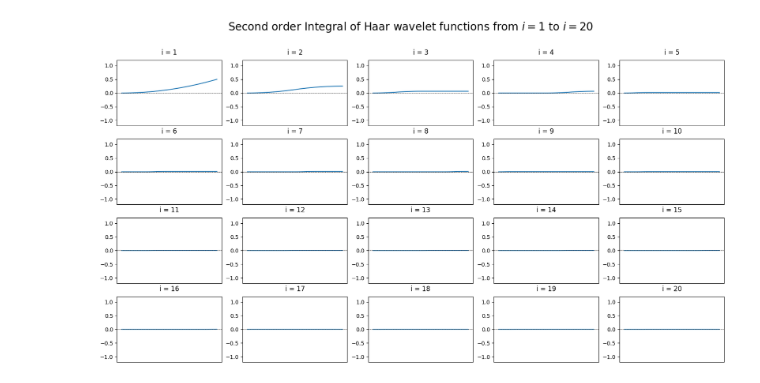
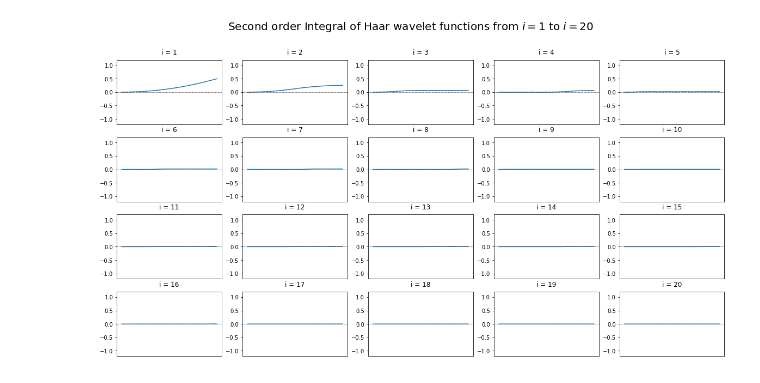
Before and after one commit to kabio05/HOHWM_Integral_Equations, a Jupyter notebook: HOHWM_3.ipynb, the cells around one changed output. Saved outputs shown, nothing was run; the diff lists cells and outputs as text; code cells hidden in the pictures.

```diff
--- a/HOHWM_3.ipynb
+++ b/HOHWM_3.ipynb
@@ -69,7 +69,7 @@ def haar_int_1(x, i):
 # %%
 # check the integration of the Haar wavelet function
 fig, ax = plt.subplots(4, 5, figsize=(20, 10))
-x = np.linspace(0, 1, 100)
+x = np.linspace(0, 1, 101)
 for i in range(1, 21):
     ax[int((i - 1) / 5), (i - 1) % 5].plot(x, haar_int_1(x, i))
     ax[int((i - 1) / 5), (i - 1) % 5].get_xaxis().set_visible(False) # make x-axis do not show
@@ -115,7 +115,7 @@ def haar_int_2(x, i):
         gamma = (k + 1) / m
         a = 1. * (x>=alpha) * (x<beta) * (x - alpha) ** 2 / 2
         b = -1. * (x>=beta) * (x<=gamma) * ((x - gamma) ** 2 / 2 - (beta - alpha) ** 2)
-        c = 1. * (x>= gamma) * (x <= 1) * (beta - alpha) ** 2
+        c = 1. * (x > gamma) * (x <= 1) * (beta - alpha) ** 2
         if i != 0 and (i & (i - 1)) == 0: # if i is power of 2
             c = 0
         int_2 = a + b + c
@@ -123,14 +123,14 @@ def haar_int_2(x, i):
 # %%
 # check the second-order integration of the Haar wavelet function
 fig, ax = plt.subplots(4, 5, figsize=(20, 10))
-x = np.linspace(0, 1, 100)
+x = np.linspace(0, 1, 101)
 for i in range(1, 21):
     ax[int((i - 1) / 5), (i - 1) % 5].plot(x, haar_int_2(x, i))
     ax[int((i - 1) / 5), (i - 1) % 5].get_xaxis().set_visible(False) # make x-axis do not show
     ax[int((i - 1) / 5), (i - 1) % 5].set_title('i = ' + str(i), pad=10)
     ax[int((i - 1) / 5), (i - 1) % 5].set_ylim(-1.2, 1.2)
     ax[int((i - 1) / 5), (i - 1) % 5].axhline(y=0, color='k', linewidth=0.5, linestyle='--')
 fig.suptitle('Second order Integral of Haar wavelet functions from $i = 1$ to $i = 20$', fontsize=20)
 plt.show()
 # %% [output]
-[figure, old version]
+[figure, new version]
```
Also changed, not shown: 2 other files.
